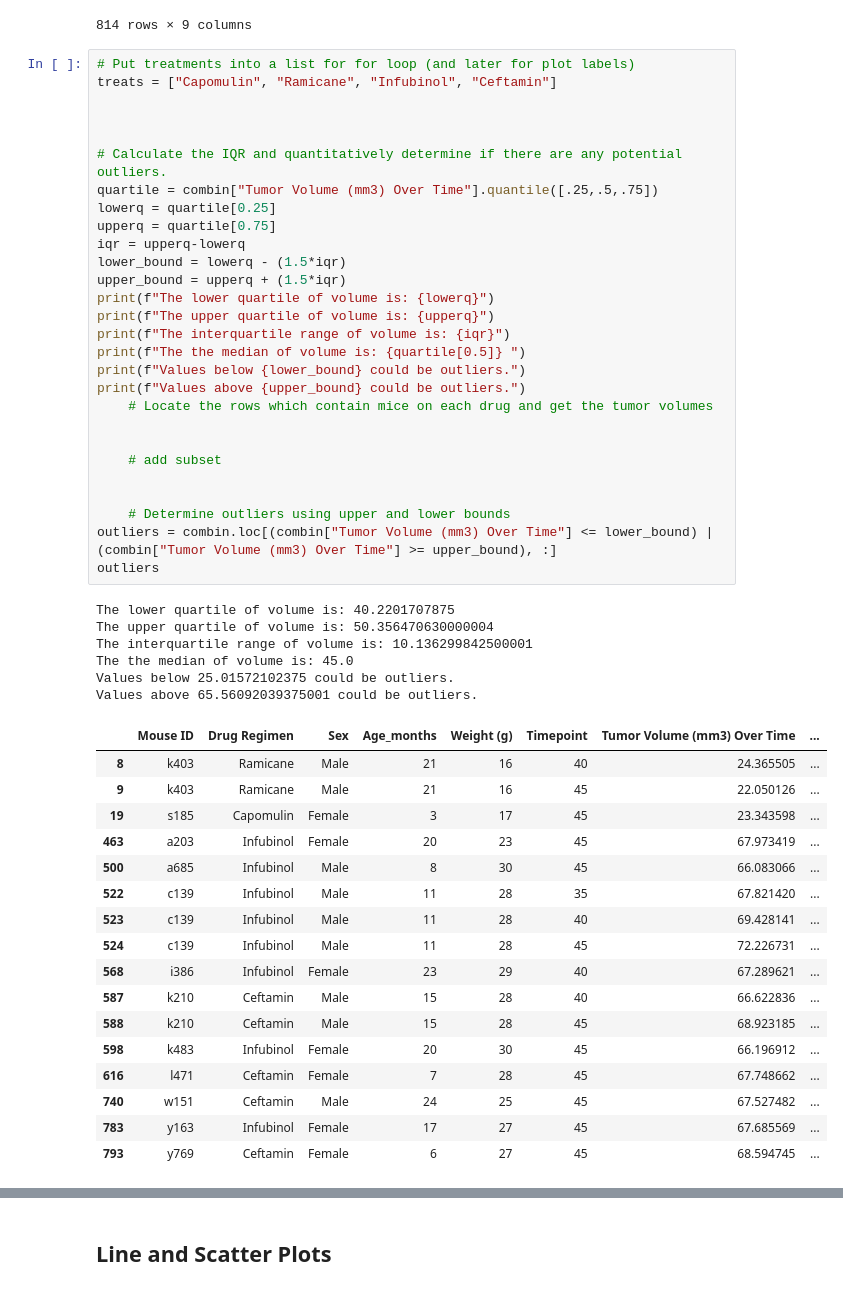
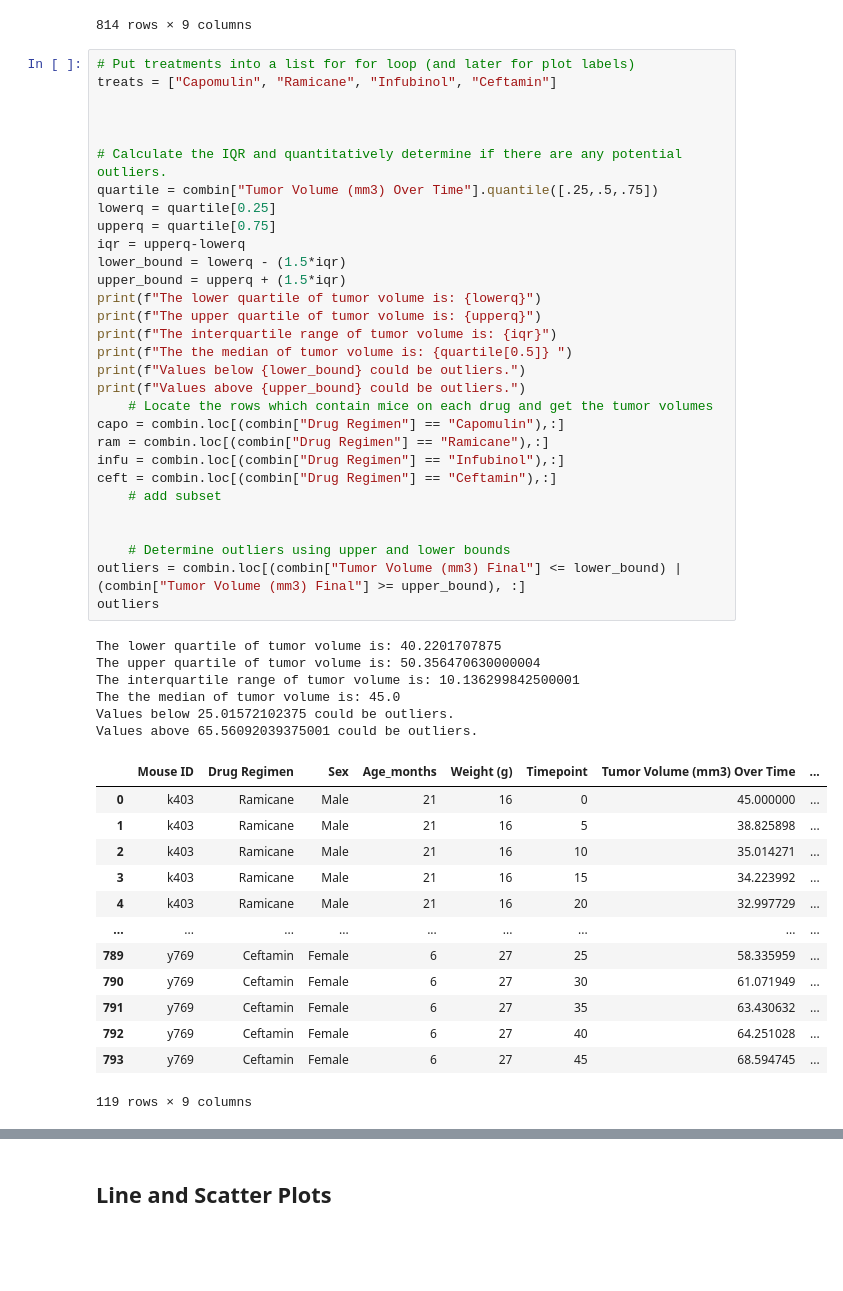
Before and after one commit to Blashford/Matplotlib-Challenge, a Jupyter notebook: pymaceuticals_starter.ipynb, the cells around one changed output, grey strips where cells are left out. Drawn from its saved outputs; the diff is of its cells as text; blank space fills up the shorter version.

```diff
--- a/pymaceuticals_starter.ipynb
+++ b/pymaceuticals_starter.ipynb
@@ -213,54 +216,52 @@ combin
 # %%
 # Put treatments into a list for for loop (and later for plot labels)
 treats = ["Capomulin", "Ramicane", "Infubinol", "Ceftamin"]
 
 
 
 # Calculate the IQR and quantitatively determine if there are any potential outliers.
 quartile = combin["Tumor Volume (mm3) Over Time"].quantile([.25,.5,.75])
 lowerq = quartile[0.25]
 upperq = quartile[0.75]
 iqr = upperq-lowerq
 lower_bound = lowerq - (1.5*iqr)
 upper_bound = upperq + (1.5*iqr)
-print(f"The lower quartile of volume is: {lowerq}")
-print(f"The upper quartile of volume is: {upperq}")
-print(f"The interquartile range of volume is: {iqr}")
-print(f"The the median of volume is: {quartile[0.5]} ")
+print(f"The lower quartile of tumor volume is: {lowerq}")
+print(f"The upper quartile of tumor volume is: {upperq}")
+print(f"The interquartile range of tumor volume is: {iqr}")
+print(f"The the median of tumor volume is: {quartile[0.5]} ")
 print(f"Values below {lower_bound} could be outliers.")
 print(f"Values above {upper_bound} could be outliers.")
     # Locate the rows which contain mice on each drug and get the tumor volumes
-
-
+capo = combin.loc[(combin["Drug Regimen"] == "Capomulin"),:]
+ram = combin.loc[(combin["Drug Regimen"] == "Ramicane"),:]
+infu = combin.loc[(combin["Drug Regimen"] == "Infubinol"),:]
+ceft = combin.loc[(combin["Drug Regimen"] == "Ceftamin"),:]
     # add subset
 
 
     # Determine outliers using upper and lower bounds
-outliers = combin.loc[(combin["Tumor Volume (mm3) Over Time"] <= lower_bound) | (combin["Tumor Volume (mm3) Over Time"] >= upper_bound), :]
+outliers = combin.loc[(combin["Tumor Volume (mm3) Final"] <= lower_bound) | (combin["Tumor Volume (mm3) Final"] >= upper_bound), :]
 outliers
 # %% [output]
-The lower quartile of volume is: 40.2201707875
-The upper quartile of volume is: 50.356470630000004
-The interquartile range of volume is: 10.136299842500001
-The the median of volume is: 45.0
+The lower quartile of tumor volume is: 40.2201707875
+The upper quartile of tumor volume is: 50.356470630000004
+The interquartile range of tumor volume is: 10.136299842500001
+The the median of tumor volume is: 45.0
 Values below 25.01572102375 could be outliers.
 Values above 65.56092039375001 could be outliers.
 |  | Mouse ID | Drug Regimen | Sex | Age_months | Weight (g) | Timepoint | Tumor Volume (mm3) Over Time | ... |
-| 8 | k403 | Ramicane | Male | 21 | 16 | 40 | 24.365505 | ... |
-| 9 | k403 | Ramicane | Male | 21 | 16 | 45 | 22.050126 | ... |
-| 19 | s185 | Capomulin | Female | 3 | 17 | 45 | 23.343598 | ... |
-| 463 | a203 | Infubinol | Female | 20 | 23 | 45 | 67.973419 | ... |
-| 500 | a685 | Infubinol | Male | 8 | 30 | 45 | 66.083066 | ... |
-| 522 | c139 | Infubinol | Male | 11 | 28 | 35 | 67.821420 | ... |
-| 523 | c139 | Infubinol | Male | 11 | 28 | 40 | 69.428141 | ... |
-| 524 | c139 | Infubinol | Male | 11 | 28 | 45 | 72.226731 | ... |
-| 568 | i386 | Infubinol | Female | 23 | 29 | 40 | 67.289621 | ... |
-| 587 | k210 | Ceftamin | Male | 15 | 28 | 40 | 66.622836 | ... |
-| 588 | k210 | Ceftamin | Male | 15 | 28 | 45 | 68.923185 | ... |
-| 598 | k483 | Infubinol | Female | 20 | 30 | 45 | 66.196912 | ... |
-| 616 | l471 | Ceftamin | Female | 7 | 28 | 45 | 67.748662 | ... |
-| 740 | w151 | Ceftamin | Male | 24 | 25 | 45 | 67.527482 | ... |
-| 783 | y163 | Infubinol | Female | 17 | 27 | 45 | 67.685569 | ... |
+| 0 | k403 | Ramicane | Male | 21 | 16 | 0 | 45.000000 | ... |
+| 1 | k403 | Ramicane | Male | 21 | 16 | 5 | 38.825898 | ... |
+| 2 | k403 | Ramicane | Male | 21 | 16 | 10 | 35.014271 | ... |
+| 3 | k403 | Ramicane | Male | 21 | 16 | 15 | 34.223992 | ... |
+| 4 | k403 | Ramicane | Male | 21 | 16 | 20 | 32.997729 | ... |
+| ... | ... | ... | ... | ... | ... | ... | ... | ... |
+| 789 | y769 | Ceftamin | Female | 6 | 27 | 25 | 58.335959 | ... |
+| 790 | y769 | Ceftamin | Female | 6 | 27 | 30 | 61.071949 | ... |
+| 791 | y769 | Ceftamin | Female | 6 | 27 | 35 | 63.430632 | ... |
+| 792 | y769 | Ceftamin | Female | 6 | 27 | 40 | 64.251028 | ... |
 | 793 | y769 | Ceftamin | Female | 6 | 27 | 45 | 68.594745 | ... |
+119 rows × 9 columns
 # %%
 # Generate a box plot of the final tumor volume of each mouse across four regimens of interest
```
Also changed, not shown: parts of 6 cells of this notebook.
